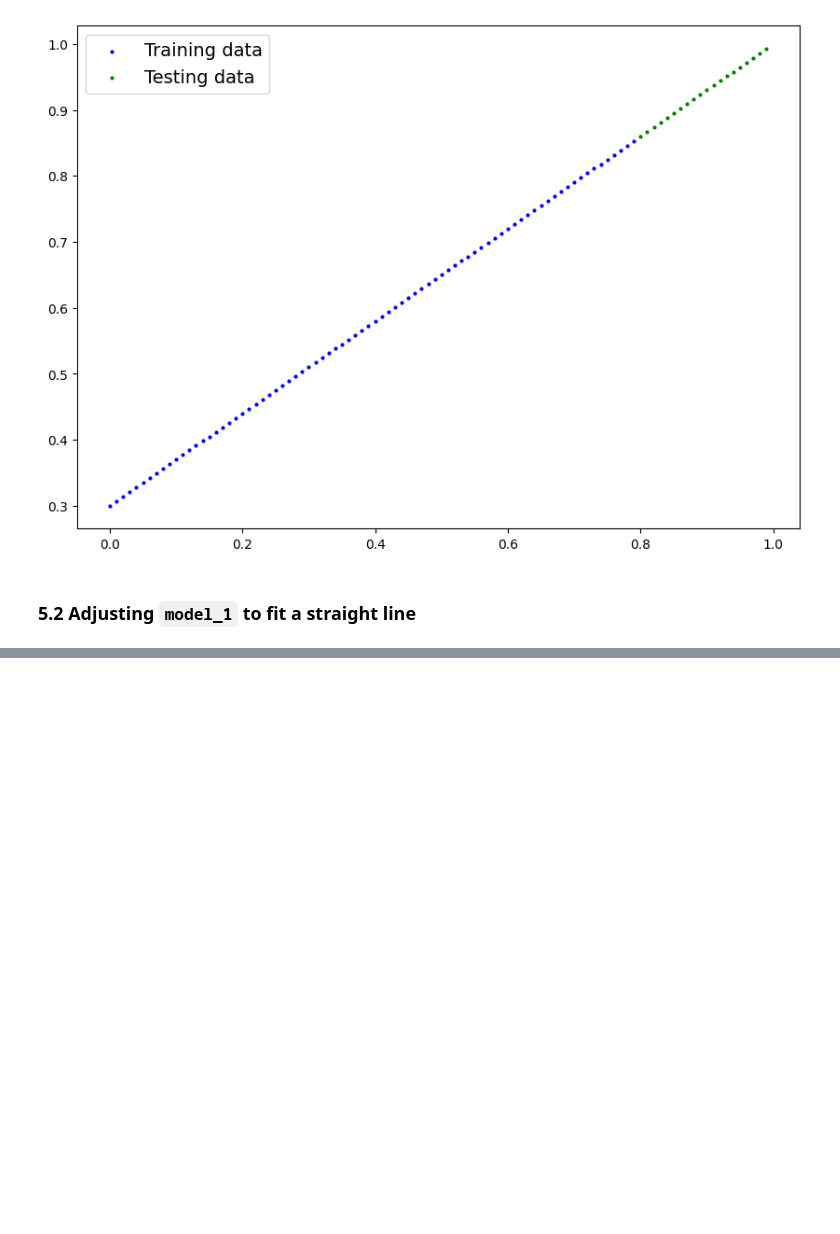
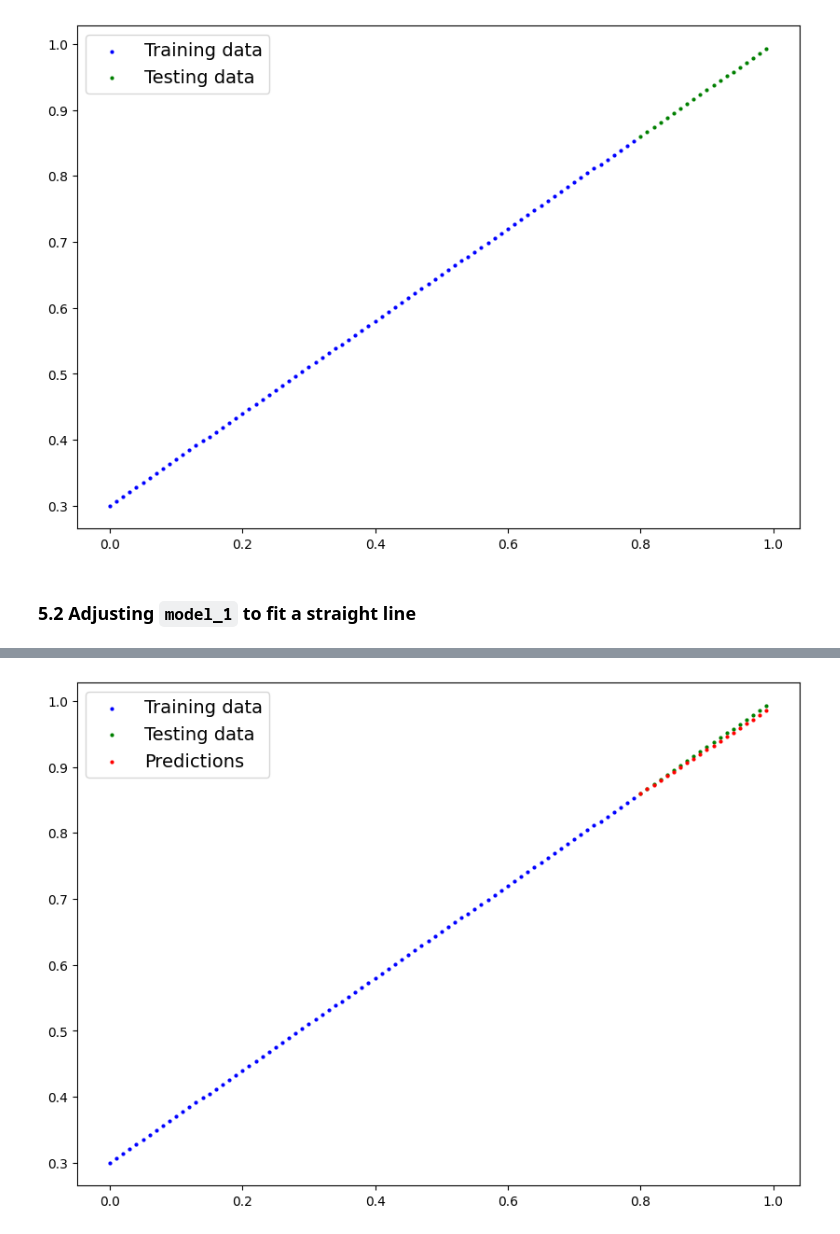
Before and after one commit to JustinTrannn/learningPytorch, a Jupyter notebook: 02_pytorch_classification.ipynb, the cells around one changed output, grey strips where cells are left out. Cells and saved outputs as stored; diff of their text form; code cells hidden in the pictures; blank space fills up the shorter version.

```diff
--- a/02_pytorch_classification.ipynb
+++ b/02_pytorch_classification.ipynb
@@ -609,7 +609,7 @@ loss_fn = nn.L1Loss()
 optimizer = torch.optim.SGD(params=model_2.parameters(), lr=0.01)
 
 # Train the model
-epochs = 1001
+epochs = 2501
 
 for epoch in range(epochs):
     model_2.train()
@@ -635,0 +642,10 @@ for epoch in range(epochs):
+# %%
+# Turn on evaluation
+model_2.eval()
+
+with torch.inference_mode():
+    y_preds = model_2(X_test_regression)
+
+plot_predictions(X_train_regression, y_train_regression, X_test_regression, y_test_regression, y_preds)
+# %% [output]
+[figure, added]
```
Also changed, not shown: parts of 5 cells of this notebook.
